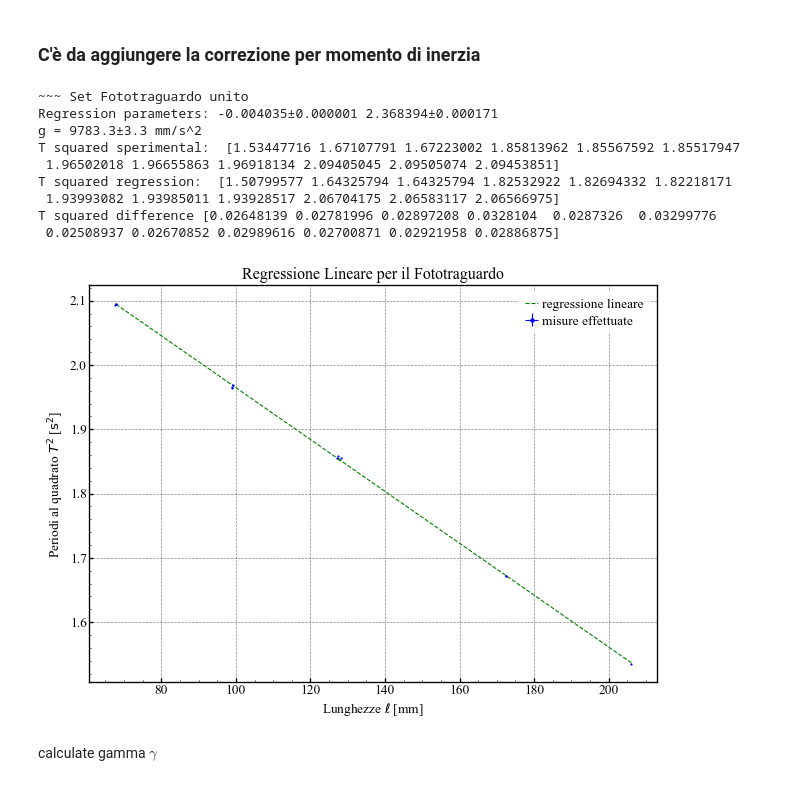
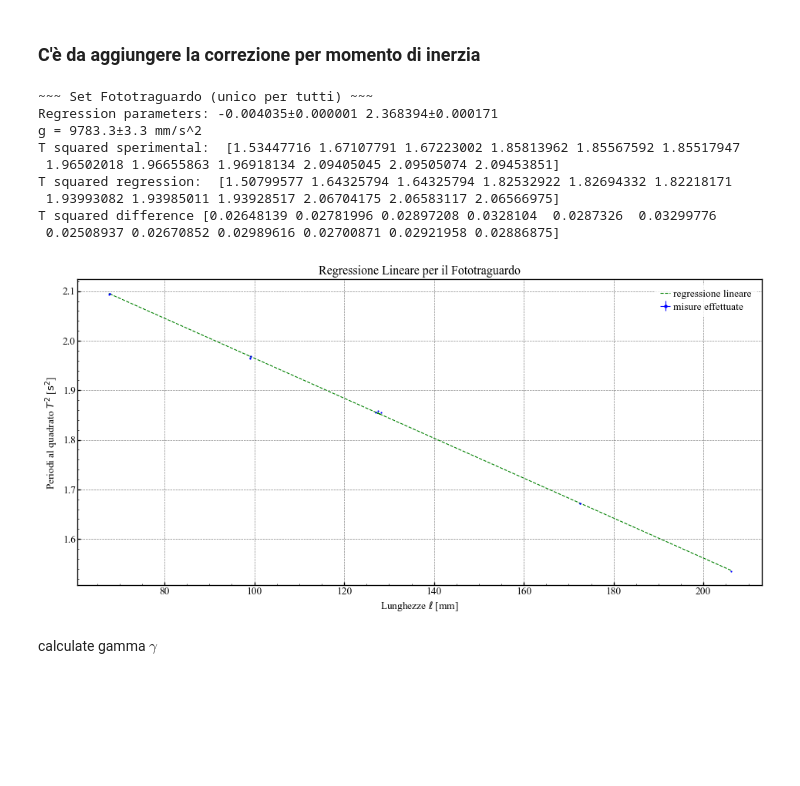
Before and after one commit to Mattia04/Accelerazione-gravitazionale, a Jupyter notebook: script.ipynb, the cells around one changed output. Cells and saved outputs as stored; diff of their text form; code cells hidden in the pictures; blank space fills up the shorter version.

```diff
--- a/script.ipynb
+++ b/script.ipynb
@@ -67,7 +67,7 @@ data_cronos = [data_crono_mattia, data_crono_matilde, data_crono_filippo]
 # %%
 names = ["Mattia", "Matilde", "Filippo"]
 
-Fig, AX = plt.subplots(figsize=(16, 9))
+Fig, AX = plt.subplots(figsize=(12, 6))
 plt.suptitle("Regressione Lineare per il Cronometro")
 AX.set_xlabel(r"Lunghezze $\ell$ [mm]")
 AX.set_ylabel(r"Periodi al quadrato $T^2$ [$\text{s}^2$]")
@@ -82,6 +82,8 @@ for i, dataset in enumerate(data_cronos):
     plt.suptitle(f"Misure Cronometro {names[i]}")
     for j, set in enumerate(periods):
         ax[j].scatter(np.arange(len(set)), set)
+        ax[j].set_xlabel(r"Tempo trascorso [s]")
+        ax[j].set_ylabel(r"Periodi [s]")
 
     Y = np.square(mean_periods)
     Yerr = 2 * np.multiply(mean_periods, std_periods)
@@ -101,7 +103,7 @@ for i, dataset in enumerate(data_cronos):
     g_value = (4 * np.pi**2) / params[0]
     g_uncert = g_value * uncert[0] / params[0]
 
-    print(f"~~~ Set Cronometro {names[i]}")
+    print(f"~~~ Set Cronometro {names[i]} ~~~")
     print(f"g = {g_value:.1f}±{g_uncert:.1f} mm/s^2")
 
     X_reg = np.linspace(min(X), max(X), 100)
@@ -124,5 +126,5 @@ for i, dataset in enumerate(data_cronos):
 
 
 AX.legend()
-Fig.savefig("images/Regressione Lineare Cronometro.png")
+#Fig.savefig("images/Regressione Lineare Cronometro.png")
 # %% [output]
@@ -204,8 +206,11 @@ for dataset_name, dataset in datasets.items():
     periods.append(mean_period)
     std_periods.append(std_period)
 
-    plt.subplots()
+    plt.subplots(figsize=(8, 3))
     plt.scatter(X, Y)
+
+    plt.xlabel(r"Tempo trascorso [s]")
+    plt.ylabel(r"Periodi [s]")
 
 periods = np.array(periods)
 std_periods = np.array(std_periods)
@@ -246,6 +251,7 @@ squared_p_std = 2 * np.multiply(std_periods, periods)
 xerr = 0.2 / 1000
 err = np.sqrt(np.square(squared_p_std) + np.square(xerr))
 
+plt.subplots(figsize=(12,6))
 plt.errorbar(
     lunghezze,
     squared_periods,
@@ -269,40 +275,40 @@ plt.plot(
     lunghezze, retta(lunghezze, *params), ls="--", c="g", label="regressione lineare"
 )
 
-print(f"~~~ Set Fototraguardo unito")
-print("Regression parameters:", *[f"{param:.6f}±{err:.6f}" for param, err in zip(params, std)])
+print(f"~~~ Set Fototraguardo (unico per tutti) ~~~")
+print("Regression parameters:", *[f"{param:.6f}±{errs:.6f}" for param, errs in zip(params, std)])
 print(f"g = {g_value:.1f}±{g_uncert:.1f} mm/s^2")
 
 # * check if crosses zero
 lunghezza_riferimento = 405  # mm ± 1
 X = lunghezze[0] - lunghezze + lunghezza_riferimento - functions.calc_cm() # ±1mm
 regression_y = (4 * np.pi**2) * X / g_value # ±4pi^2 * (propagazione degli errori)
 
 print("T squared sperimental: ", squared_periods)
 print("T squared regression: ", regression_y)
 print("T squared difference", squared_periods - regression_y)
 # ! c'è errore sistematico
 # ? come lo tolgo?
 # TODO stimare l'incertezza dell'errore sistematico
 # * ho mezzo centimetro di errore sistematico sulla lunghezza di riferimento
 
 plt.title("Regressione Lineare per il Fototraguardo")
 plt.xlabel(r"Lunghezze $\ell$ [mm]")
 plt.ylabel(r"Periodi al quadrato $T^2$ [$\text{s}^2$]")
 plt.legend()
 
-plt.savefig("images/Regressione Lineare Fototraguardo.png")
+##plt.savefig("images/Regressione Lineare Fototraguardo.png")
 # %% [output]
-~~~ Set Fototraguardo unito
+~~~ Set Fototraguardo (unico per tutti) ~~~
 Regression parameters: -0.004035±0.000001 2.368394±0.000171
 g = 9783.3±3.3 mm/s^2
 T squared sperimental:  [1.53447716 1.67107791 1.67223002 1.85813962 1.85567592 1.85517947
  1.96502018 1.96655863 1.96918134 2.09405045 2.09505074 2.09453851]
 T squared regression:  [1.50799577 1.64325794 1.64325794 1.82532922 1.82694332 1.82218171
  1.93993082 1.93985011 1.93928517 2.06704175 2.06583117 2.06566975]
 T squared difference [0.02648139 0.02781996 0.02897208 0.0328104  0.0287326  0.03299776
  0.02508937 0.02670852 0.02989616 0.02700871 0.02921958 0.02886875]
-[figure, old version]
+[figure, new version]
 # %% [markdown]
 calculate gamma $\gamma$
 # %%
```
Also changed, not shown: parts of 5 cells of this notebook.
